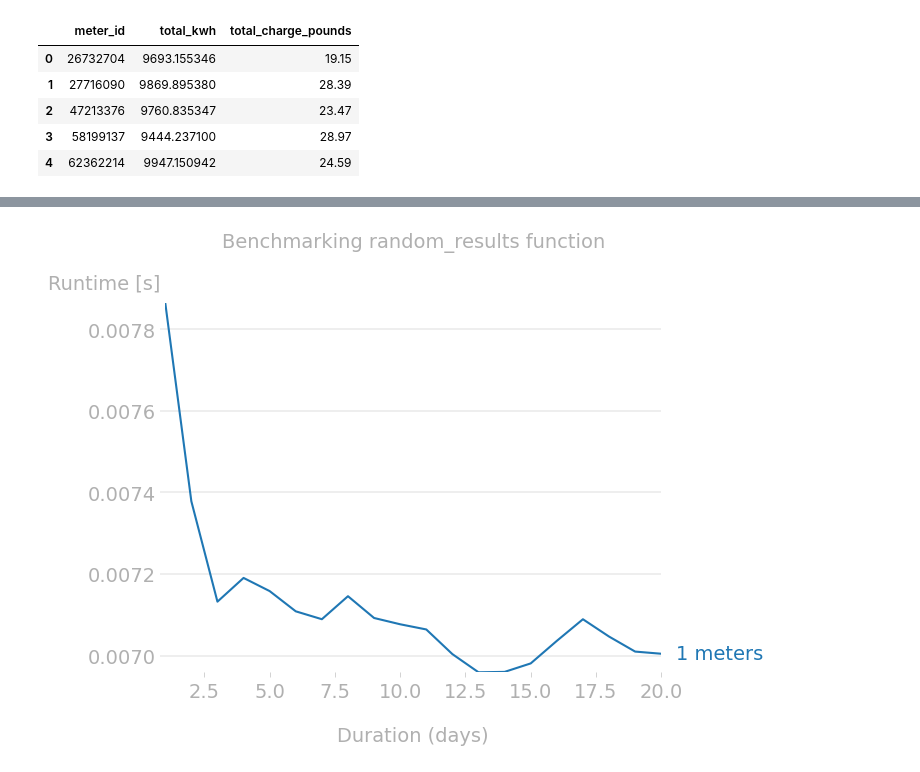
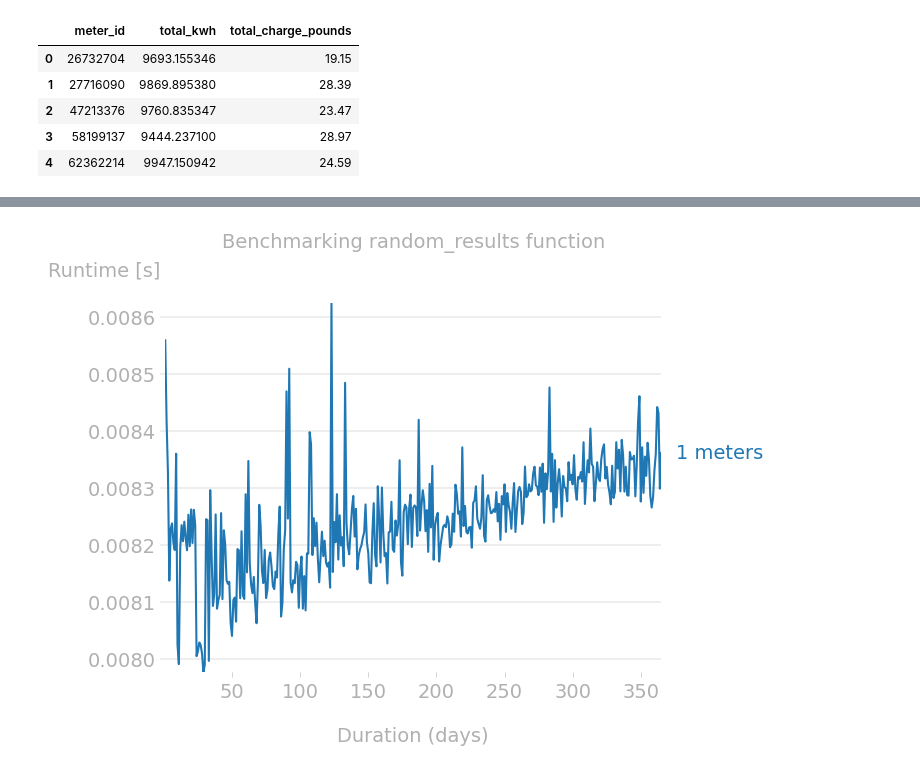
Before and after one commit to GingerKingB/Gorilla, a Jupyter notebook: Gorilla_benchmarking.ipynb, the cells around one changed output, grey strips where cells are left out. Saved outputs shown, nothing was run; the diff lists cells and outputs as text; code cells hidden in the pictures.

```diff
--- a/Gorilla_benchmarking.ipynb
+++ b/Gorilla_benchmarking.ipynb
@@ -62,12 +62,12 @@ random_results(10, 100).head()
 | 4 | 62362214 | 9947.150942 | 24.59 |
 # %%
 # Call the benchmark function
-benchmark_random_results(1, 20)
+benchmark_random_results(1, 365)
 # %% [output]
 [interactive output not drawn]
 [interactive output not drawn]
 [interactive output not drawn]
-[figure, old version]
+[figure, new version]
 # %%
 # Call the benchmark function
 benchmark_random_results(10, 50)
```
Also changed, not shown: parts of 2 cells of this notebook.
